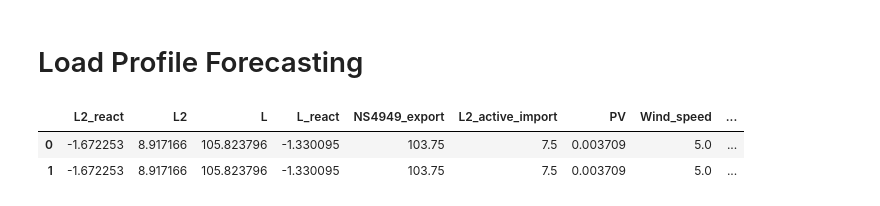
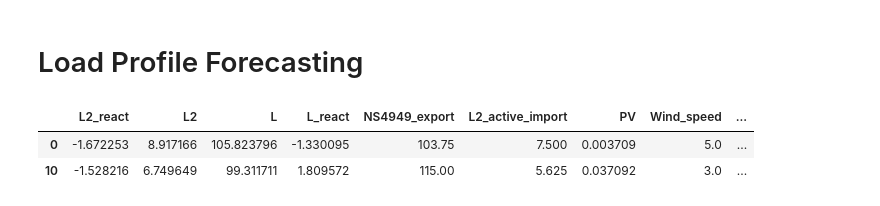
Before and after one commit to theodorhusefest/microgrid-mpc, a Jupyter notebook: data/load_forecast.ipynb, the cells around one changed output. Drawn from its saved outputs; the diff is of its cells as text; code cells hidden in the pictures.

```diff
--- a/data/load_forecast.ipynb
+++ b/data/load_forecast.ipynb
@@ -8,7 +9,8 @@ import matplotlib.pyplot as plt
 # %%
 data = pd.read_csv("./data_oct20.csv", parse_dates = ["date"])
+data = data.iloc[::10]
 data.head(2)
 # %% [output]
 |  | L2_react | L2 | L | L_react | NS4949_export | L2_active_import | PV | Wind_speed | ... |
-| 0 | -1.672253 | 8.917166 | 105.823796 | -1.330095 | 103.75 | 7.5 | 0.003709 | 5.0 | ... |
-| 1 | -1.672253 | 8.917166 | 105.823796 | -1.330095 | 103.75 | 7.5 | 0.003709 | 5.0 | ... |
+| 0 | -1.672253 | 8.917166 | 105.823796 | -1.330095 | 103.75 | 7.500 | 0.003709 | 5.0 | ... |
+| 10 | -1.528216 | 6.749649 | 99.311711 | 1.809572 | 115.00 | 5.625 | 0.037092 | 3.0 | ... |
```
Also changed, not shown: parts of 23 cells of this notebook, 9 other files.
